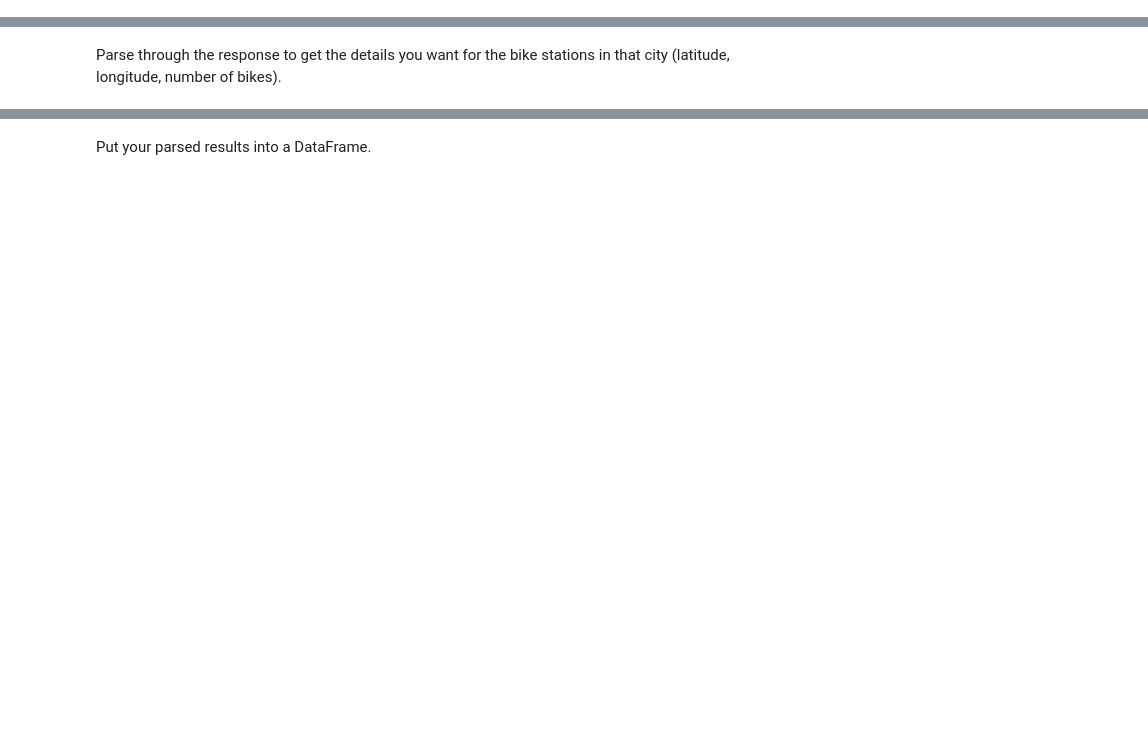
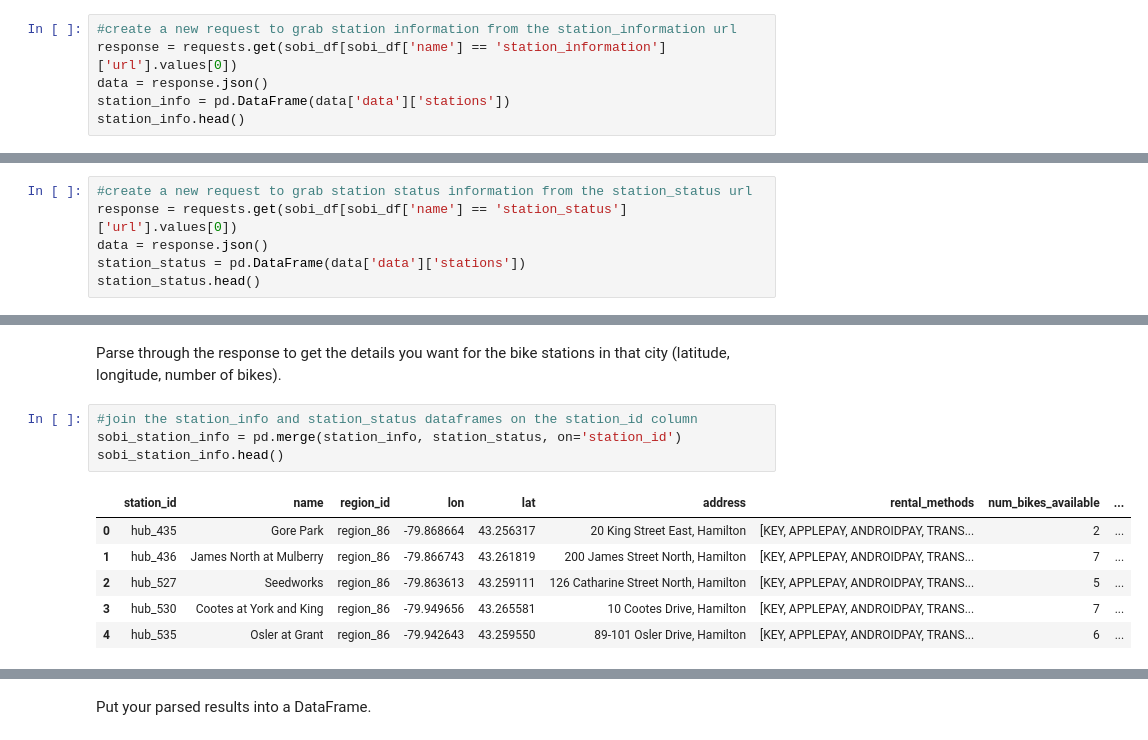
Before and after one commit to Hounder23/LIGHTHOUSE-p2, a Jupyter notebook: notebooks/city_bikes.ipynb, the cells around one changed output, grey strips where cells are left out. Saved outputs shown, nothing was run; the diff lists cells and outputs as text; blank space fills up the shorter version.

```diff
--- a/notebooks/city_bikes.ipynb
+++ b/notebooks/city_bikes.ipynb
@@ -63,0 +69,6 @@ sobi_df.head()
+# %%
+#create a new request to grab station information from the station_information url
+response = requests.get(sobi_df[sobi_df['name'] == 'station_information']['url'].values[0])
+data = response.json()
+station_info = pd.DataFrame(data['data']['stations'])
+station_info.head()
@@ -63,0 +82,6 @@ sobi_df.head()
+# %%
+#create a new request to grab station status information from the station_status url
+response = requests.get(sobi_df[sobi_df['name'] == 'station_status']['url'].values[0])
+data = response.json()
+station_status = pd.DataFrame(data['data']['stations'])
+station_status.head()
@@ -64,2 +108,13 @@ sobi_df.head()
 # %% [markdown]
 Parse through the response to get the details you want for the bike stations in that city (latitude, longitude, number of bikes).
+# %%
+#join the station_info and station_status dataframes on the station_id column
+sobi_station_info = pd.merge(station_info, station_status, on='station_id')
+sobi_station_info.head()
+# %% [output]
+|  | station_id | name | region_id | lon | lat | address | rental_methods | num_bikes_available | ... |
+| 0 | hub_435 | Gore Park | region_86 | -79.868664 | 43.256317 | 20 King Street East, Hamilton | [KEY, APPLEPAY, ANDROIDPAY, TRANS... | 2 | ... |
+| 1 | hub_436 | James North at Mulberry | region_86 | -79.866743 | 43.261819 | 200 James Street North, Hamilton | [KEY, APPLEPAY, ANDROIDPAY, TRANS... | 7 | ... |
+| 2 | hub_527 | Seedworks | region_86 | -79.863613 | 43.259111 | 126 Catharine Street North, Hamilton | [KEY, APPLEPAY, ANDROIDPAY, TRANS... | 5 | ... |
+| 3 | hub_530 | Cootes at York and King | region_86 | -79.949656 | 43.265581 | 10 Cootes Drive, Hamilton | [KEY, APPLEPAY, ANDROIDPAY, TRANS... | 7 | ... |
+| 4 | hub_535 | Osler at Grant | region_86 | -79.942643 | 43.259550 | 89-101 Osler Drive, Hamilton | [KEY, APPLEPAY, ANDROIDPAY, TRANS... | 6 | ... |
```
Also changed, not shown: parts of 15 cells of this notebook.
